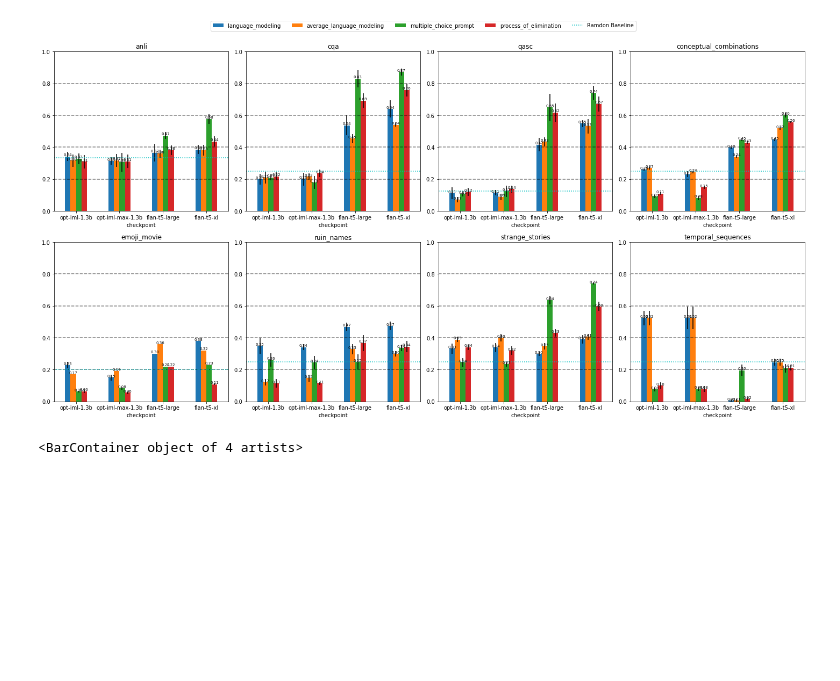
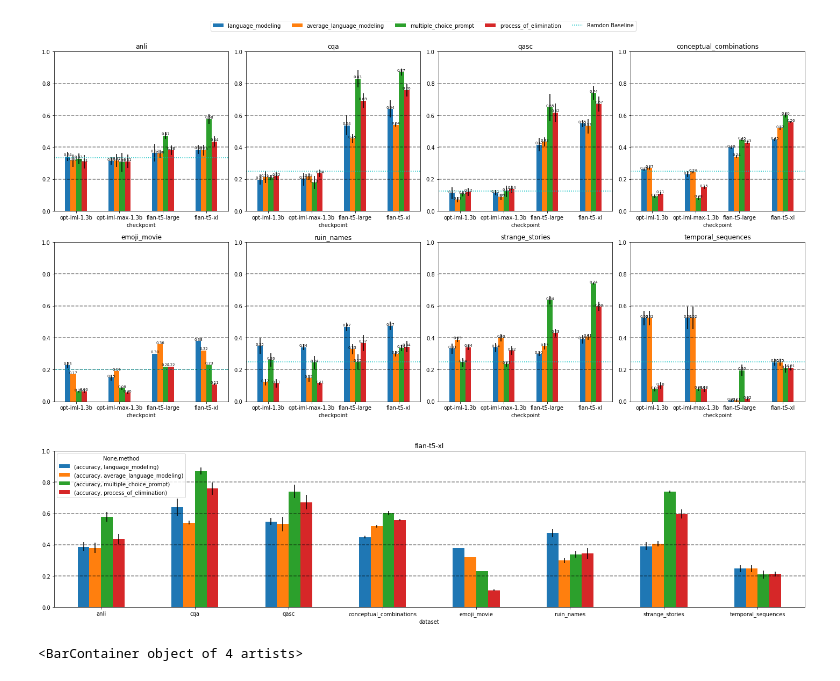
Before and after one commit to KasMasVan/csr_exp_resource_index, a Jupyter notebook: results/process.ipynb, the cells around one changed output. Drawn from its saved outputs; the diff is of its cells as text; code cells hidden in the pictures; blank space fills up the shorter version.

```diff
--- a/results/process.ipynb
+++ b/results/process.ipynb
@@ -63,6 +63,25 @@ plt.tight_layout()
 plt.savefig("v1.png", dpi=300, bbox_inches='tight')
 # %% [output]
 [figure]
+# %%
+# plot flan-t5-xl on all benchmarks.
+model = "flan-t5-xl"
+fig, ax = plt.subplots(figsize=(20, 5))
+ax.set_ylim([0.0, 1.0])
+h_lines = [0.2, 0.4, 0.6, 0.8]
+
+sing_df = df[(df["dataset"].isin(datasets)) & (df["checkpoint"] == model)]
+sing_df = sing_df.groupby(["dataset","method"])
+sing_means = sing_df.mean().unstack().reindex(method_index, axis="columns").reindex(datasets, axis="rows")
+sing_errors = sing_df.std().unstack().reindex(method_index, axis="columns").reindex(datasets, axis="rows")
+sing_means.plot.bar(yerr=sing_errors, rot=0, figsize=(20, 5), title=model, legend=True, ax=ax)
+for line in h_lines:
+    ax.axhline(line, color="black", linestyle="--", alpha=0.5)
+
+plt.tight_layout()
+# plt.savefig("v2.png", dpi=300, bbox_inches='tight')
+# %% [output]
+[figure, added]
 # %%
 handles[0]
 # %% [output]
```
Also changed, not shown: 4 other files.
